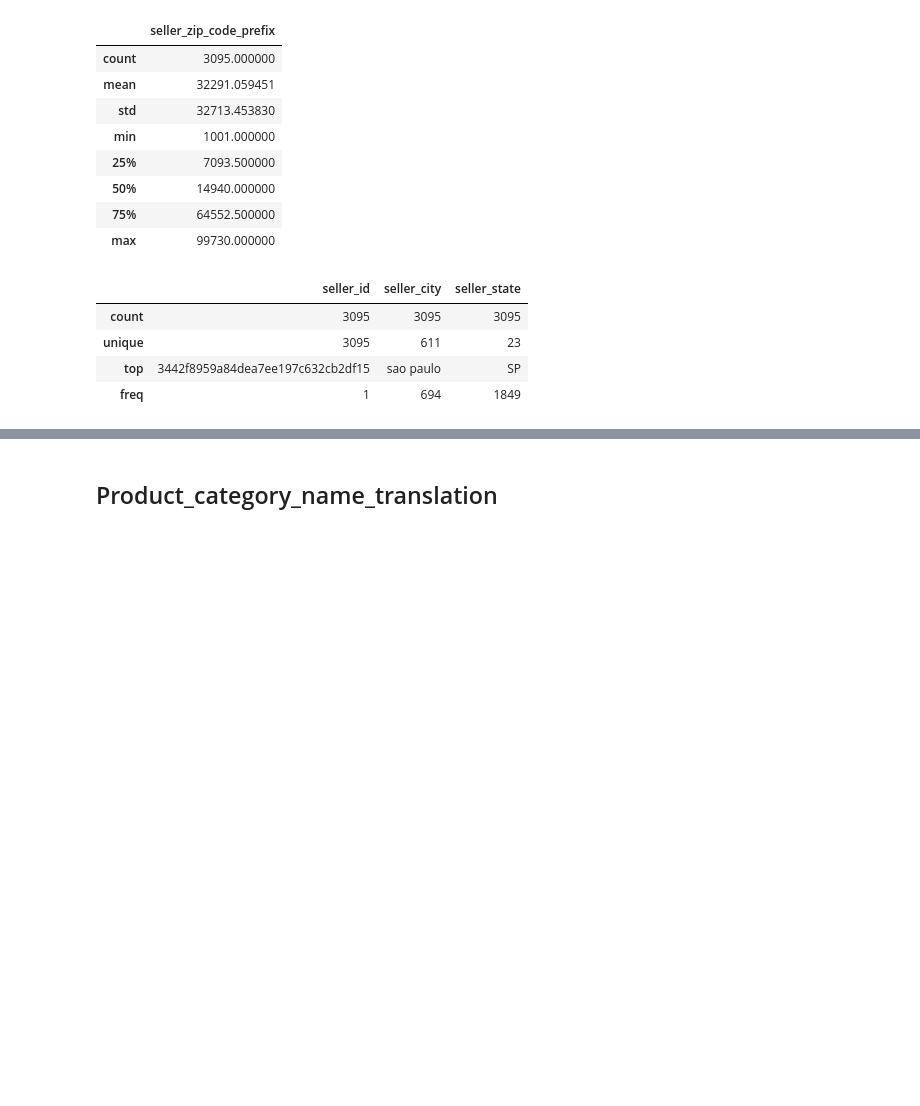
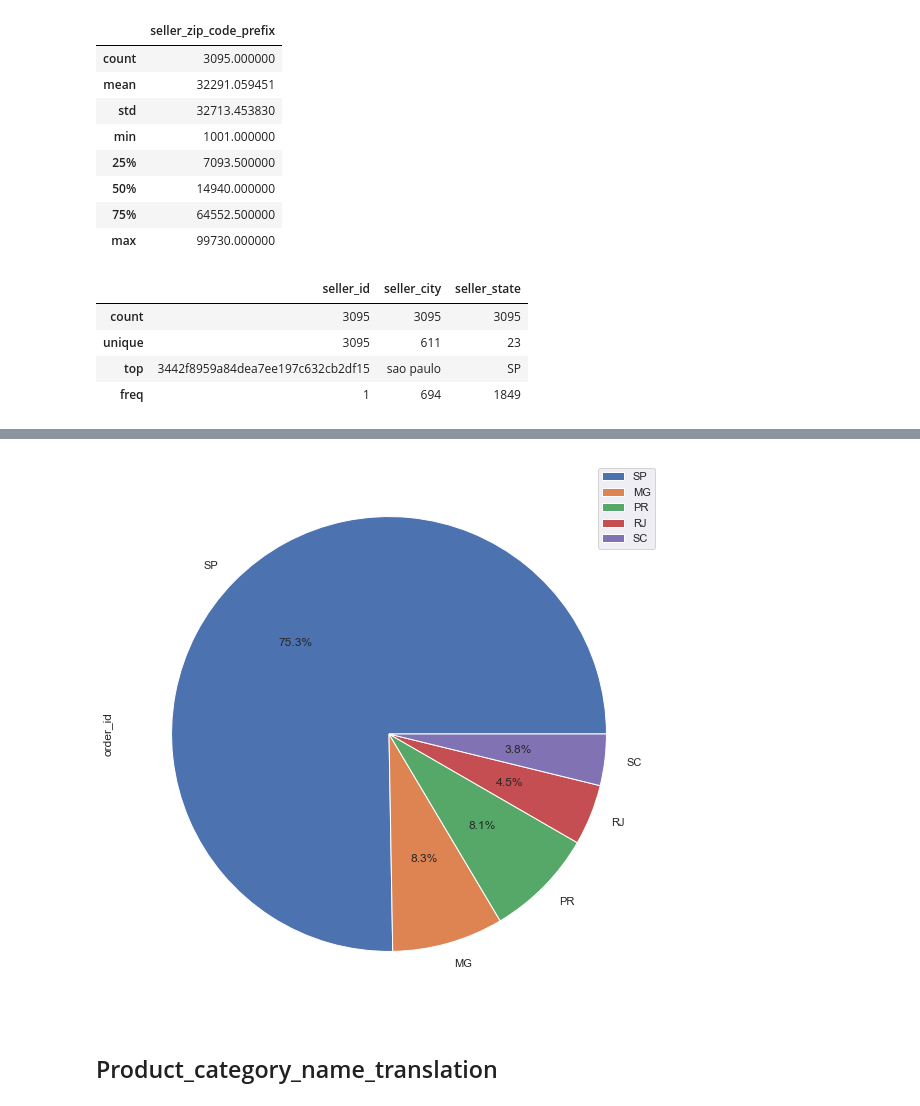
Before and after one commit to Lautaro555/Final-project-Olist, a Jupyter notebook: EDA.ipynb, the cells around one changed output, grey strips where cells are left out. Cells and saved outputs as stored; diff of their text form; code cells hidden in the pictures; blank space fills up the shorter version.

```diff
--- a/EDA.ipynb
+++ b/EDA.ipynb
@@ -875,3 +903,10 @@ plot = val.plot.pie(subplots=True, figsize=(20, 10),autopct='%1.1f%%')
+# %%
+# Revisamos uniendo las tablas, cuál es la provincia con mayor cantidad de órdenes
+val=Sellers.merge(Order_items)[['seller_state','order_id']].groupby(['seller_state']).count().sort_values('order_id', ascending=False).head()
+
+plot = val.plot.pie(subplots=True, figsize=(20, 10),autopct='%1.1f%%')
+# %% [output]
+[figure, added]
 # %% [markdown]
 ## Product_category_name_translation
 # %%
```
Also changed, not shown: parts of 38 cells of this notebook.
